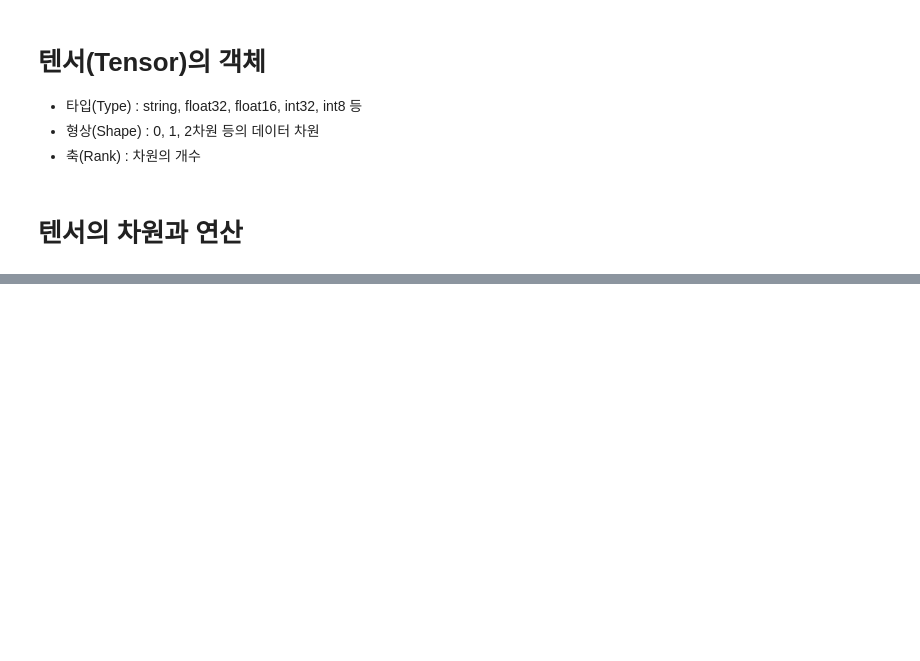
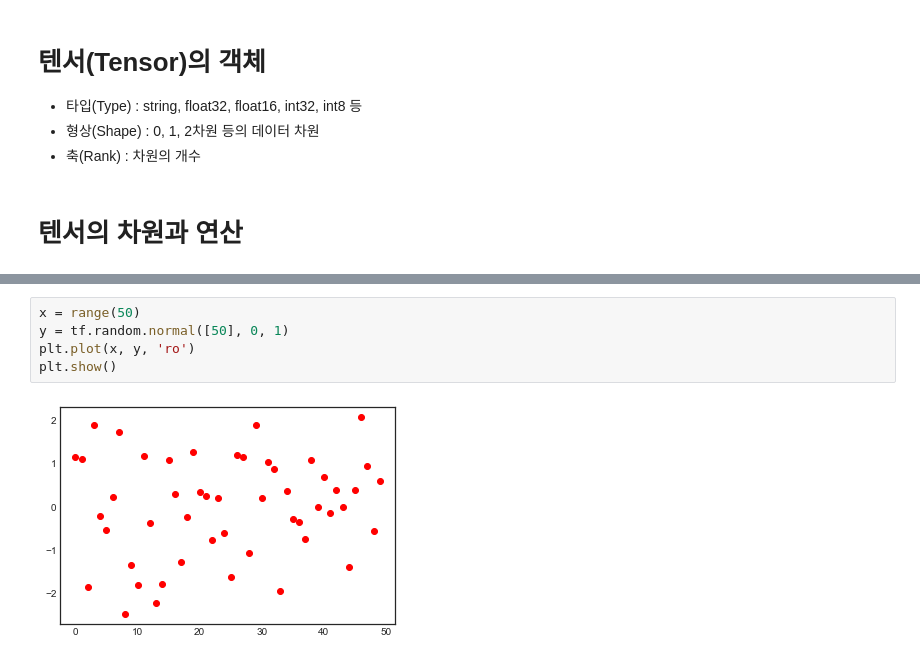
Before and after one commit to ysbrianlee/lecture, a Jupyter notebook: tensorflow.ipynb, the cells around one changed output, grey strips where cells are left out. Cells and saved outputs as stored; diff of their text form; blank space fills up the shorter version.

```diff
--- a/tensorflow.ipynb
+++ b/tensorflow.ipynb
@@ -35,0 +730,7 @@ print(tf.__version__)
+# %%
+x = range(50)
+y = tf.random.normal([50], 0, 1)
+plt.plot(x, y, 'ro')
+plt.show()
+# %% [output]
+[figure, added]
```
Also changed, not shown: parts of 83 cells of this notebook, 10 other files.
